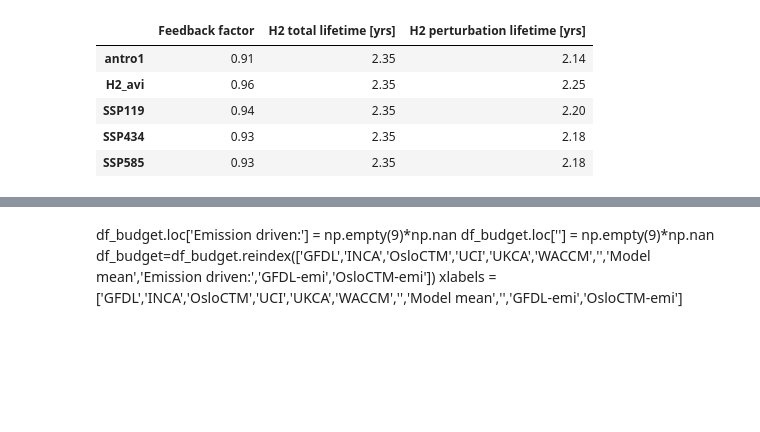
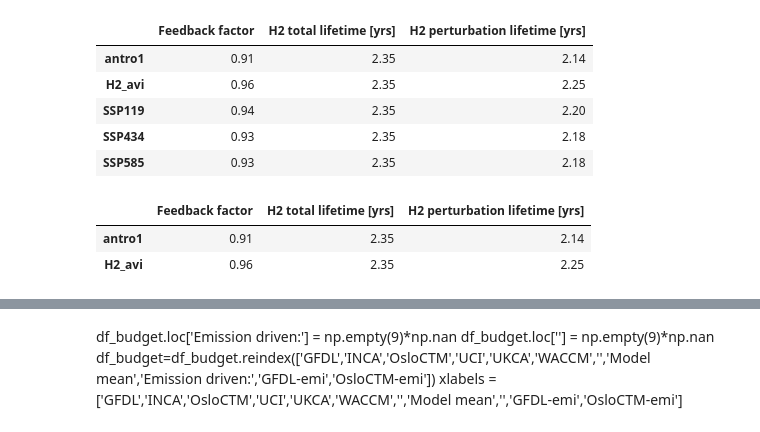
Before and after one commit to ragnhibs/Hydrogen_GWP_avi_sensitivity, a Jupyter notebook: budget_figure.ipynb, the cells around one changed output, grey strips where cells are left out. Saved outputs shown, nothing was run; the diff lists cells and outputs as text; code cells hidden in the pictures; blank space fills up the shorter version.

```diff
--- a/budget_figure.ipynb
+++ b/budget_figure.ipynb
@@ -100,7 +100,11 @@ See the caveats in the documentation: https://pandas.pydata.org/pandas-docs/stab
 | SSP585 | 0.93 | 2.35 | 2.18 |
 # %%
 #For EGU:
-#df_feedback_lifetime.loc[['antro1','nemo','epia','munich','usdrydep','maxdep','maud','zep']]
+df_feedback_lifetime.loc[['antro1','H2_avi']]
+# %% [output]
+|  | Feedback factor | H2 total lifetime [yrs] | H2 perturbation lifetime [yrs] |
+| antro1 | 0.91 | 2.35 | 2.14 |
+| H2_avi | 0.96 | 2.35 | 2.25 |
 # %%
 df_budget = pd.concat([df_budget,df_feedback.T],sort=False,axis=1)
 df_budget
```
Also changed, not shown: 1 other file.
